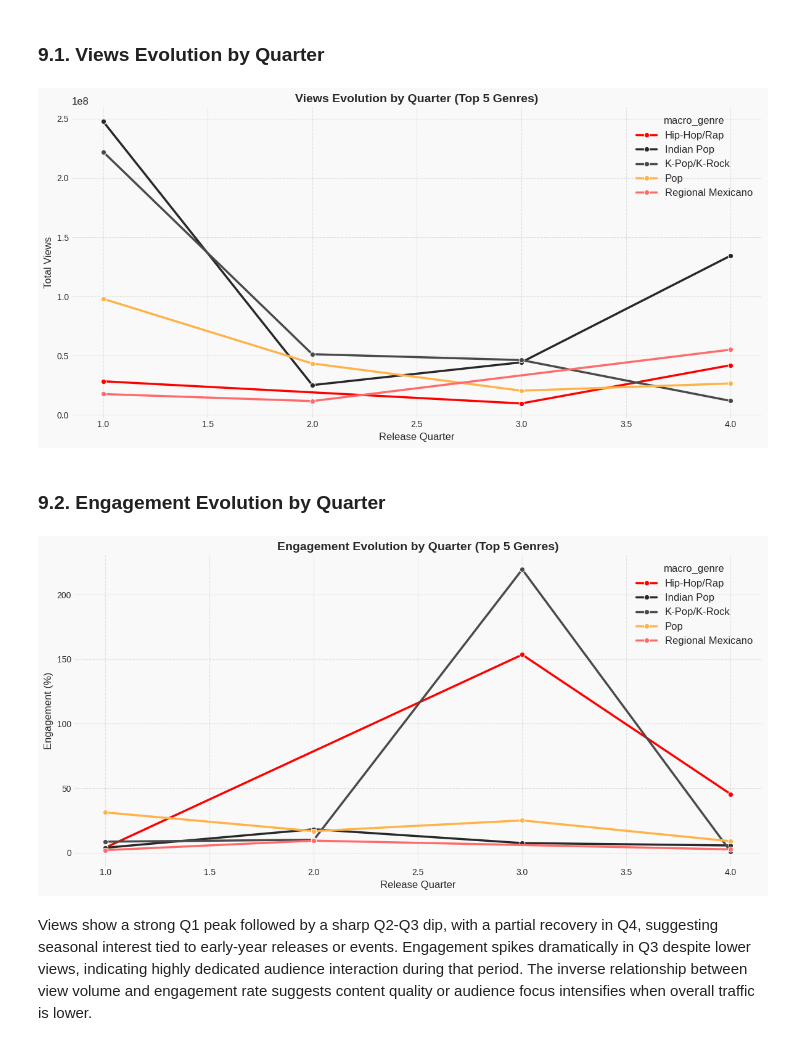
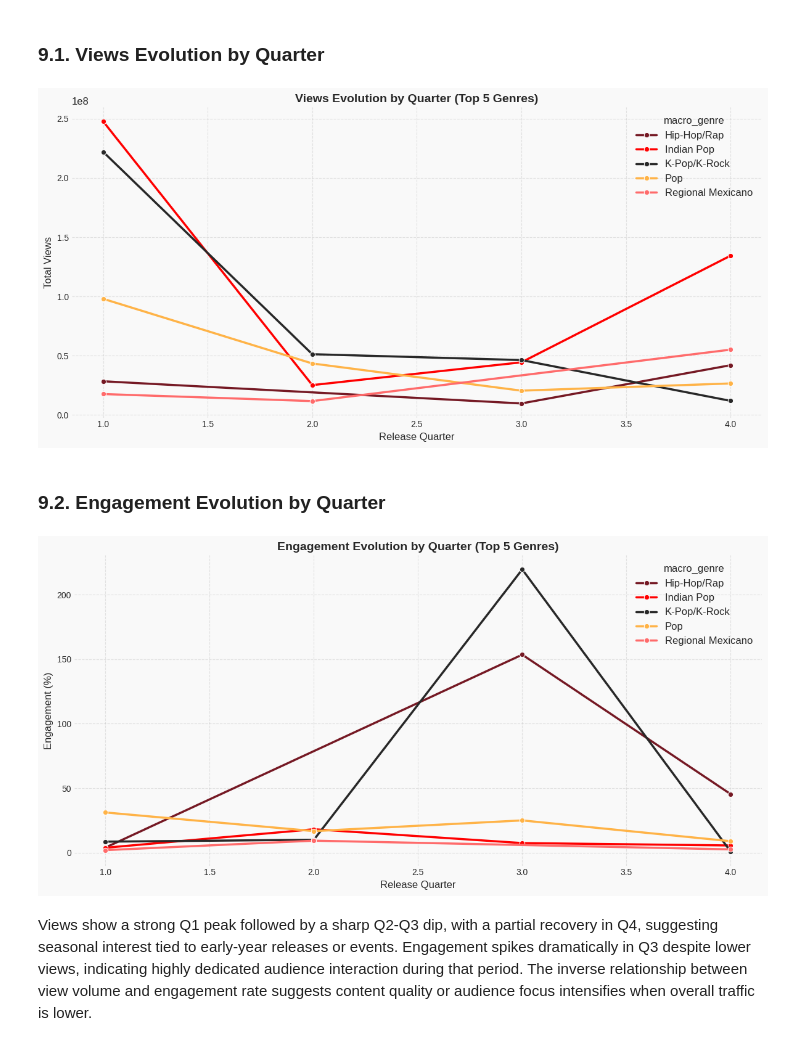
Before and after one commit to adroguetth/Music-Charts-Intelligence, a Jupyter notebook: Notebook_EN/weekly/youtube_charts_2026-W14.ipynb, the cells around one changed output. Drawn from its saved outputs; the diff is of its cells as text; code cells hidden in the pictures.

Commit message:
Weekly charts analysis - 2026-W14 [skip ci]

```diff
--- a/Notebook_EN/weekly/youtube_charts_2026-W14.ipynb
+++ b/Notebook_EN/weekly/youtube_charts_2026-W14.ipynb
@@ -69,7 +69,7 @@ conn.close()
 
 df['upload_date'] = pd.to_datetime(df['upload_date'], errors='coerce')
 df['upload_quarter'] = df['upload_date'].dt.quarter
-df['engagement'] = (df['likes'] / df['views'] * 100).round(2)
+df['engagement'] = np.where(df['views'] > 0, (df['likes'] / df['views'] * 100).round(2), 0.0)
 
 print(f"Loaded {len(df)} songs, {df.shape[1]} columns")
 df.head()
@@ -838,41 +844,42 @@ CHANNEL TYPE DISTRIBUTION
 # %%
 
 bg_color = '#F9F9F9'
-genre_palette = ['#FF0000', '#282828', '#4A4A4A', '#FFB347', '#FF6B6B']
+# Updated color palette for better distinction
+genre_palette = ['#751924', '#FF0000', '#282828', '#FFB347', '#FF6B6B']
 
 top5_genres = genre_stats.nlargest(5, 'total_songs')['macro_genre'].tolist()
 df_temporal = df[df['macro_genre'].isin(top5_genres)].copy()
 
 temporal_views = df_temporal.groupby(['upload_quarter', 'macro_genre'])['views'].sum().reset_index()
 temporal_engagement = df_temporal.groupby(['upload_quarter', 'macro_genre'])['engagement'].mean().reset_index()
 
 fig1, ax1 = plt.subplots(figsize=(12, 6), facecolor=bg_color)
 ax1.set_facecolor(bg_color)
 
 sns.lineplot(data=temporal_views, x='upload_quarter', y='views', hue='macro_genre',
              marker='o', palette=genre_palette, linewidth=2.5, ax=ax1)
 
 ax1.set_title('Views Evolution by Quarter (Top 5 Genres)', fontweight='bold', color='#282828', fontsize=14)
 ax1.set_xlabel('Release Quarter', color='#282828', fontsize=12)
 ax1.set_ylabel('Total Views', color='#282828', fontsize=12)
 ax1.tick_params(colors='#282828', labelsize=10)
 ax1.spines['top'].set_visible(False)
 ax1.spines['right'].set_visible(False)
 ax1.spines['left'].set_color('#4A4A4A')
 ax1.spines['bottom'].set_color('#4A4A4A')
 ax1.grid(True, linestyle='--', alpha=0.3, color='#AAAAAA')
 
 legend1 = ax1.get_legend()
 if legend1:
     legend1.get_frame().set_facecolor(bg_color)
     legend1.get_frame().set_edgecolor('#E5E5E5')
     for text in legend1.get_texts():
         text.set_color('#282828')
 
 plt.tight_layout()
 plt.show()
 # %% [output]
-[figure, old version]
+[figure, new version]
 # %% [markdown]
 ### 9.2. Engagement Evolution by Quarter
 # %%
@@ -903,7 +910,7 @@ if legend2:
 plt.tight_layout()
 plt.show()
 # %% [output]
-[figure, old version]
+[figure, new version]
 # %% [markdown]
 Views show a strong Q1 peak followed by a sharp Q2-Q3 dip, with a partial recovery in Q4, suggesting seasonal interest tied to early-year releases or events. Engagement spikes dramatically in Q3 despite lower views, indicating highly dedicated audience interaction during that period. The inverse relationship between view volume and engagement rate suggests content quality or audience focus intensifies when overall traffic is lower.
 # %% [markdown]
```
Also changed, not shown: parts of 8 cells of this notebook, 3 other files.
